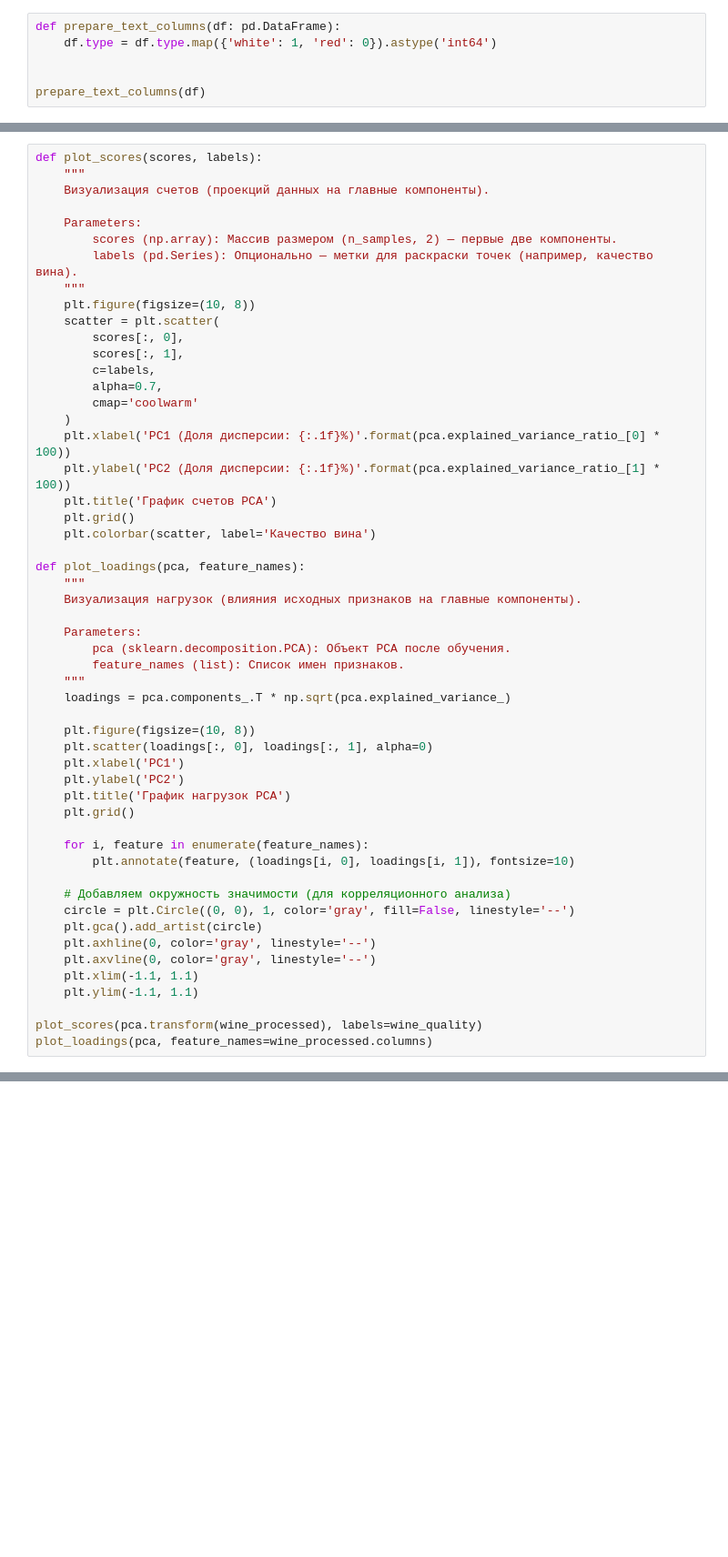
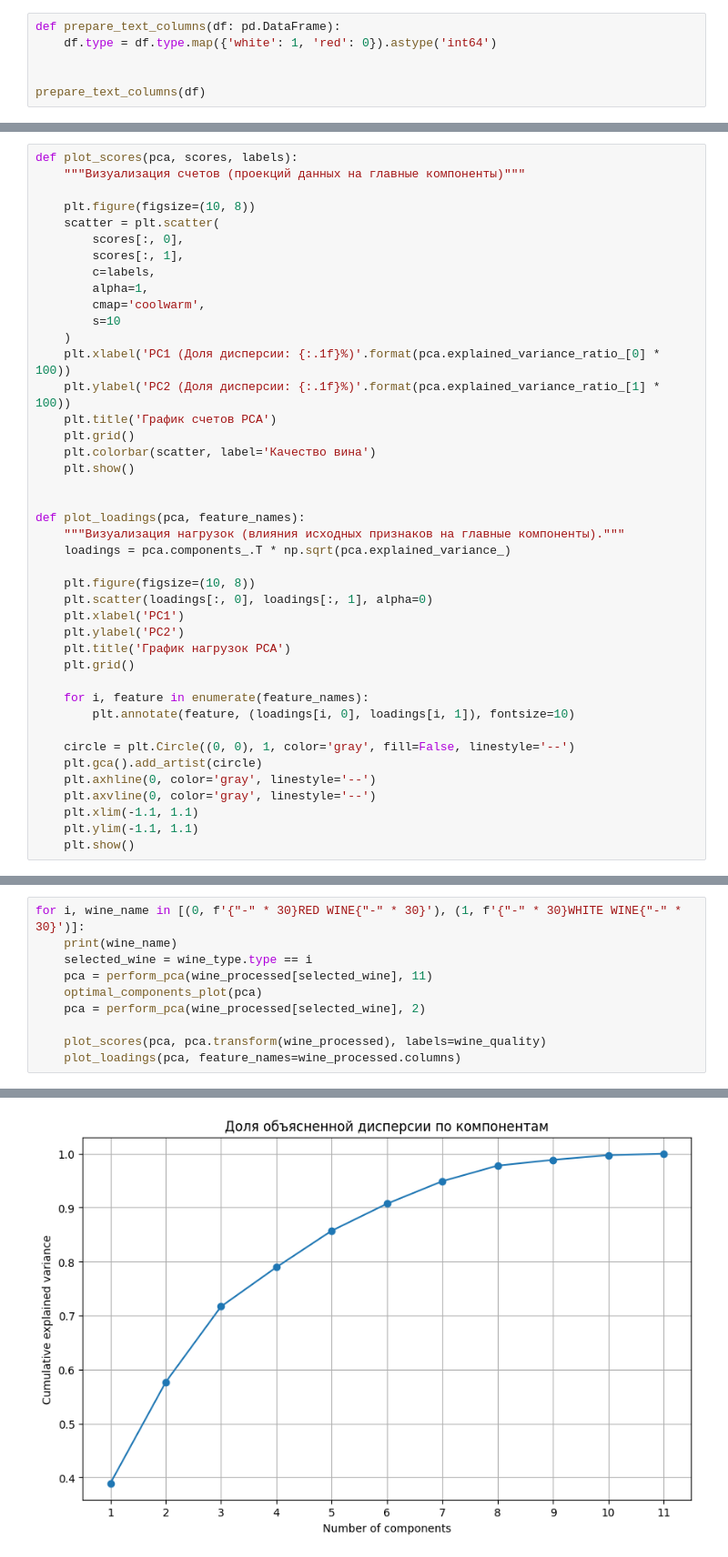
Before and after one commit to SiegfriedSchmidt/PythonSeminar, a Jupyter notebook: project/project.ipynb, the cells around one changed output, grey strips where cells are left out. Shown at 91% size. Drawn from its saved outputs; the diff is of its cells as text; blank space fills up the shorter version.

Commit message:
Separate different wines

```diff
--- a/project/project.ipynb
+++ b/project/project.ipynb
@@ -96,34 +97,26 @@ optimal_components_plot(pca)
 # %%
-def plot_scores(scores, labels):
-    """
-    Визуализация счетов (проекций данных на главные компоненты).
+def plot_scores(pca, scores, labels):
+    """Визуализация счетов (проекций данных на главные компоненты)"""
 
-    Parameters:
-        scores (np.array): Массив размером (n_samples, 2) — первые две компоненты.
-        labels (pd.Series): Опционально — метки для раскраски точек (например, качество вина).
-    """
     plt.figure(figsize=(10, 8))
     scatter = plt.scatter(
         scores[:, 0],
         scores[:, 1],
         c=labels,
-        alpha=0.7,
-        cmap='coolwarm'
+        alpha=1,
+        cmap='coolwarm',
+        s=10
     )
     plt.xlabel('PC1 (Доля дисперсии: {:.1f}%)'.format(pca.explained_variance_ratio_[0] * 100))
     plt.ylabel('PC2 (Доля дисперсии: {:.1f}%)'.format(pca.explained_variance_ratio_[1] * 100))
     plt.title('График счетов PCA')
     plt.grid()
     plt.colorbar(scatter, label='Качество вина')
+    plt.show()
+
 
 def plot_loadings(pca, feature_names):
-    """
-    Визуализация нагрузок (влияния исходных признаков на главные компоненты).
-
-    Parameters:
-        pca (sklearn.decomposition.PCA): Объект PCA после обучения.
-        feature_names (list): Список имен признаков.
-    """
+    """Визуализация нагрузок (влияния исходных признаков на главные компоненты)."""
     loadings = pca.components_.T * np.sqrt(pca.explained_variance_)
 
     plt.figure(figsize=(10, 8))
@@ -136,13 +129,10 @@ def plot_loadings(pca, feature_names):
     for i, feature in enumerate(feature_names):
         plt.annotate(feature, (loadings[i, 0], loadings[i, 1]), fontsize=10)
 
-    # Добавляем окружность значимости (для корреляционного анализа)
     circle = plt.Circle((0, 0), 1, color='gray', fill=False, linestyle='--')
     plt.gca().add_artist(circle)
     plt.axhline(0, color='gray', linestyle='--')
     plt.axvline(0, color='gray', linestyle='--')
     plt.xlim(-1.1, 1.1)
     plt.ylim(-1.1, 1.1)
-
-plot_scores(pca.transform(wine_processed), labels=wine_quality)
-plot_loadings(pca, feature_names=wine_processed.columns)
+    plt.show()
@@ -151,0 +139,11 @@ plot_loadings(pca, feature_names=wine_processed.columns)
+# %%
+for i, wine_name in [(0, f'{"-" * 30}RED WINE{"-" * 30}'), (1, f'{"-" * 30}WHITE WINE{"-" * 30}')]:
+    print(wine_name)
+    selected_wine = wine_type.type == i
+    pca = perform_pca(wine_processed[selected_wine], 11)
+    optimal_components_plot(pca)
+    pca = perform_pca(wine_processed[selected_wine], 2)
+
+    plot_scores(pca, pca.transform(wine_processed), labels=wine_quality)
+    plot_loadings(pca, feature_names=wine_processed.columns)
+# %% [output]
@@ -151,0 +151 @@ plot_loadings(pca, feature_names=wine_processed.columns)
+[figure, added]
```
Also changed, not shown: parts of 6 cells of this notebook.
